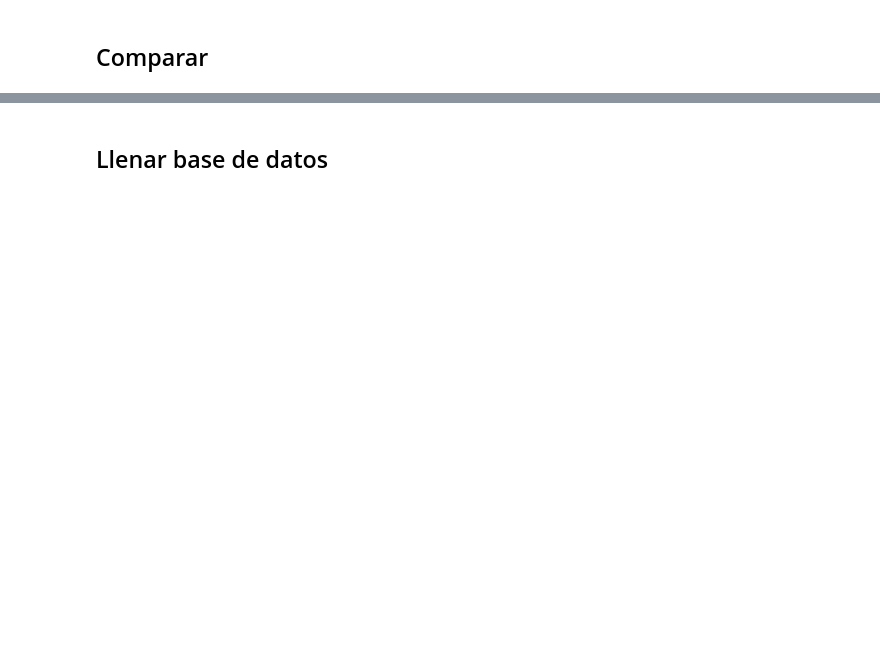
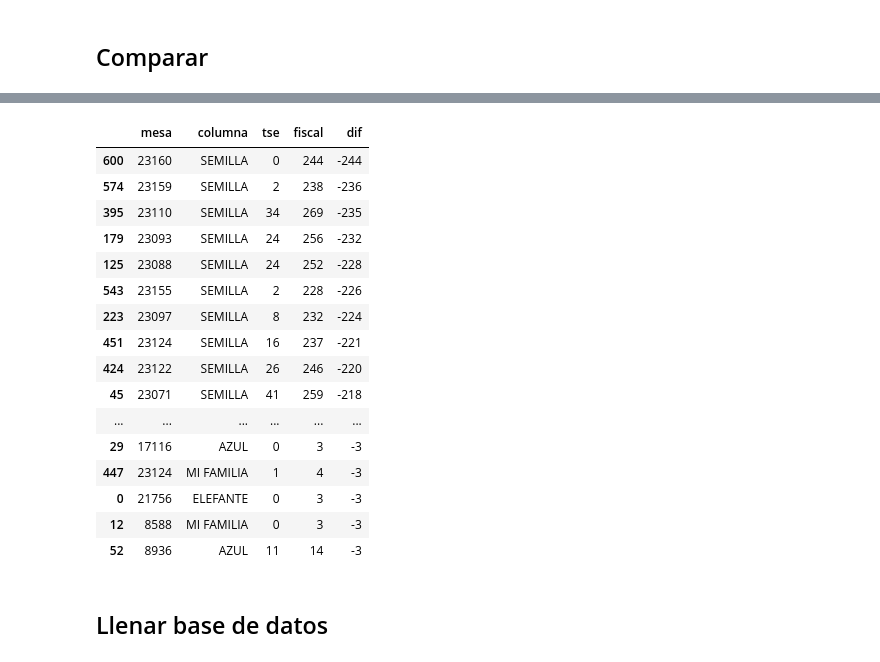
Before and after one commit to gallowstree/elecciones, a Jupyter notebook: Elec2023.ipynb, the cells around one changed output, grey strips where cells are left out. Saved outputs shown, nothing was run; the diff lists cells and outputs as text; code cells hidden in the pictures; blank space fills up the shorter version.

```diff
--- a/Elec2023.ipynb
+++ b/Elec2023.ipynb
@@ -250,0 +272,3 @@ def comparar_todos_los_archivos(directorio, collection):
+# %%
+(result, mismatches) = comparar_todos_los_archivos(r'C:\Users\batoz\Downloads\Elecciones 2023-20230629-00\Elecciones 2023\Listado Nacional', dip_nacional)
+result.sort_values('dif')
@@ -251,3 +306,25 @@ def comparar_todos_los_archivos(directorio, collection):
+# %%
+pd.set_option('display.max_rows', 2000)
+
+result.sort_values('dif')[lambda x: x['columna'] != 'TOTAL'][lambda x: x['columna'] != 'BLANCO'][lambda x: x['columna'] != 'VÁLIDOS'][lambda x: x['columna'] != 'NULOS']
+# %% [output]
+|  | mesa | columna | tse | fiscal | dif |
+| 600 | 23160 | SEMILLA | 0 | 244 | -244 |
+| 574 | 23159 | SEMILLA | 2 | 238 | -236 |
+| 395 | 23110 | SEMILLA | 34 | 269 | -235 |
+| 179 | 23093 | SEMILLA | 24 | 256 | -232 |
+| 125 | 23088 | SEMILLA | 24 | 252 | -228 |
+| 543 | 23155 | SEMILLA | 2 | 228 | -226 |
+| 223 | 23097 | SEMILLA | 8 | 232 | -224 |
+| 451 | 23124 | SEMILLA | 16 | 237 | -221 |
+| 424 | 23122 | SEMILLA | 26 | 246 | -220 |
+| 45 | 23071 | SEMILLA | 41 | 259 | -218 |
+| ... | ... | ... | ... | ... | ... |
+| 29 | 17116 | AZUL | 0 | 3 | -3 |
+| 447 | 23124 | MI FAMILIA | 1 | 4 | -3 |
+| 0 | 21756 | ELEFANTE | 0 | 3 | -3 |
+| 12 | 8588 | MI FAMILIA | 0 | 3 | -3 |
+| 52 | 8936 | AZUL | 11 | 14 | -3 |
 # %% [markdown]
 ## Llenar base de datos
 # %%
```
Also changed, not shown: parts of 14 cells of this notebook.
